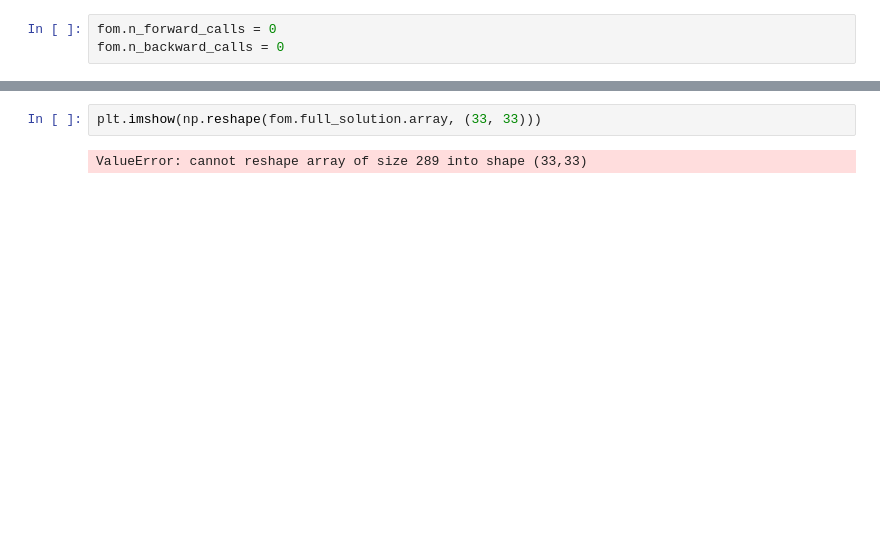
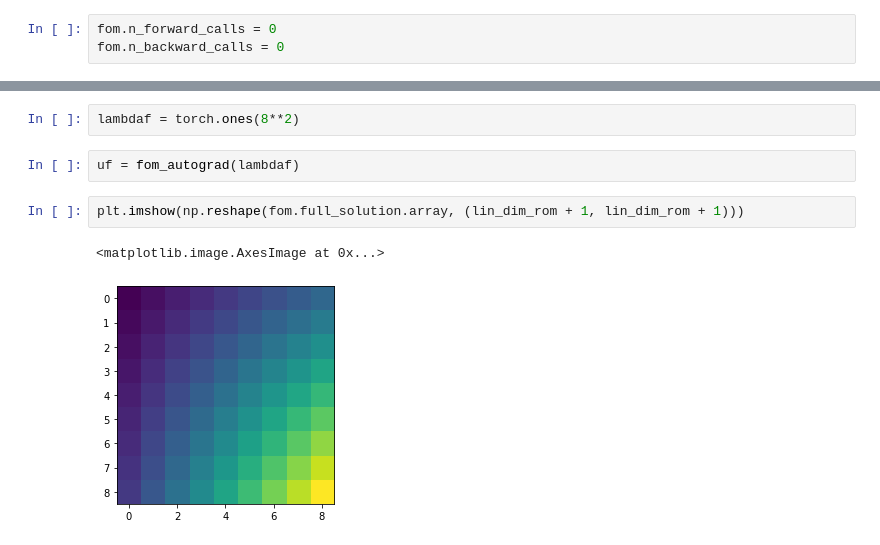
Before and after one commit to congriUQ/rom_inverse_python, a Jupyter notebook: rom_inverse_playground.ipynb, the cells around one changed output, grey strips where cells are left out. Saved outputs shown, nothing was run; the diff lists cells and outputs as text; blank space fills up the shorter version.

```diff
--- a/rom_inverse_playground.ipynb
+++ b/rom_inverse_playground.ipynb
@@ -211,5 +205,10 @@ plt.imshow(fom.mesh.interpolation_matrix_torch)
+# %%
+lambdaf = torch.ones(8**2)
+# %%
+uf = fom_autograd(lambdaf)
 # %%
-plt.imshow(np.reshape(fom.full_solution.array, (33, 33)))
+plt.imshow(np.reshape(fom.full_solution.array, (lin_dim_rom + 1, lin_dim_rom + 1)))
 # %% [output]
-ValueError: cannot reshape array of size 289 into shape (33,33)
+<matplotlib.image.AxesImage at 0x...>
+[figure, added]
 # %%
```
Also changed, not shown: parts of 16 cells of this notebook, 2 other files.
